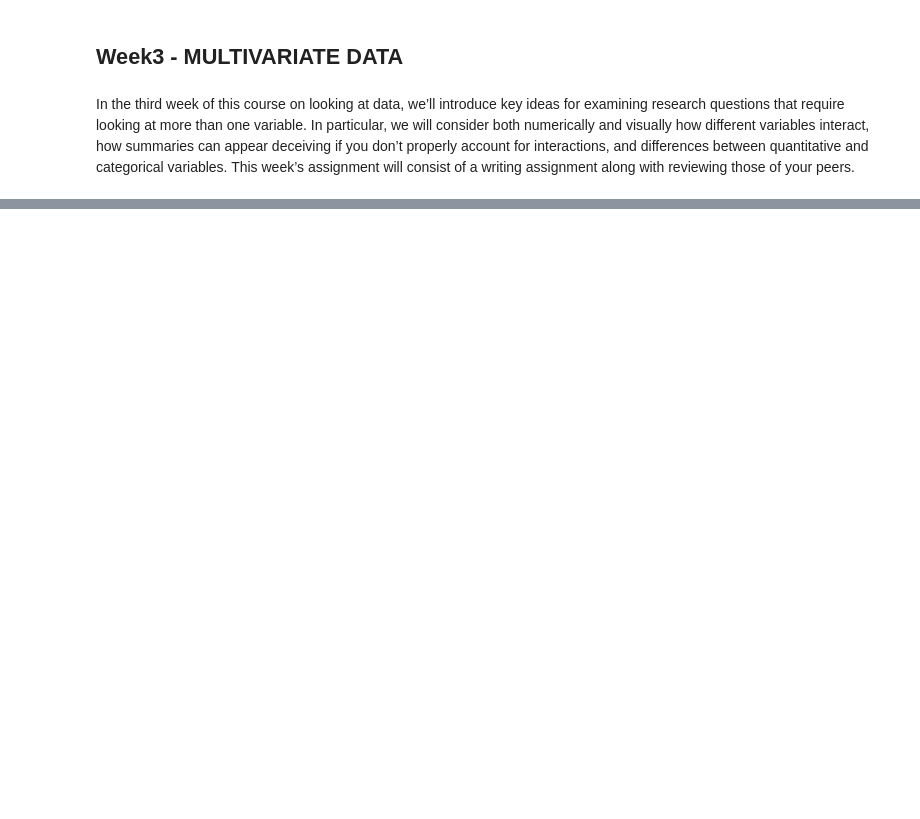
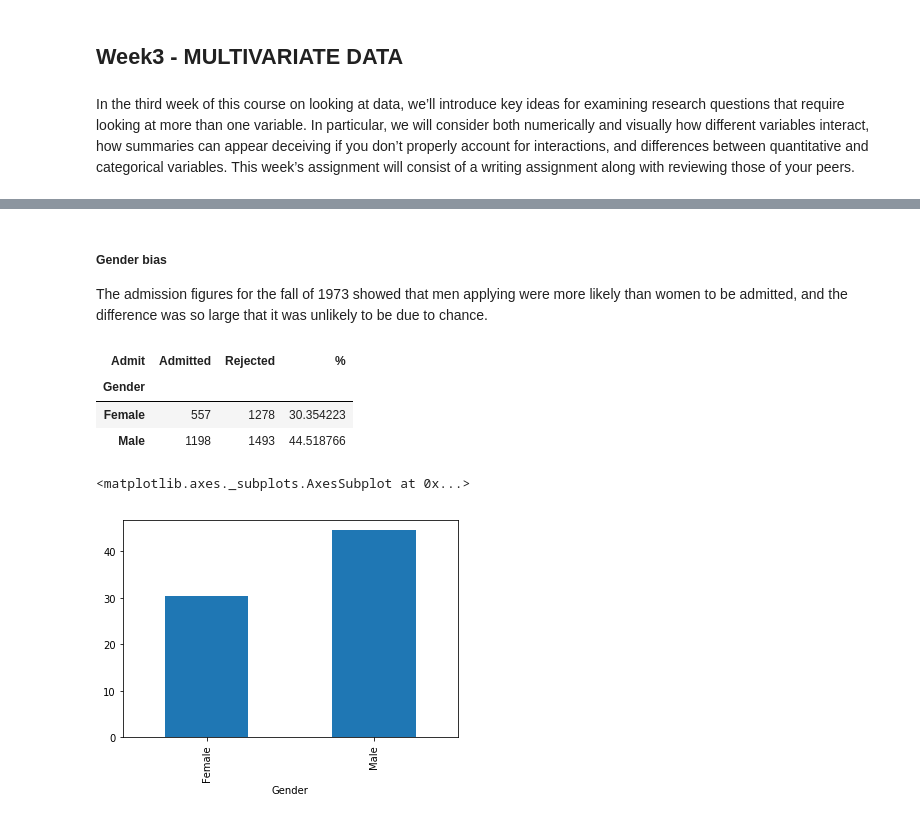
Before and after one commit to xie186/Courseara_StatisticsWithPython, a Jupyter notebook: StatisticsWithPython_CourseraCourse.ipynb, the cells around one changed output, grey strips where cells are left out. Drawn from its saved outputs; the diff is of its cells as text; code cells hidden in the pictures; blank space fills up the shorter version.

```diff
--- a/StatisticsWithPython_CourseraCourse.ipynb
+++ b/StatisticsWithPython_CourseraCourse.ipynb
@@ -20,0 +48,5 @@ In the third week of this course on looking at data, we’ll introduce key ideas
+# %%
+import pandas as pd
+file = 'https://raw.githubusercontent.com/xie186/Courseara_StatisticsWithPython/master/data/UCBGradAdmData1973.csv'
+df = pd.DataFrame(pd.read_csv(file))
+df
@@ -20,0 +71,21 @@ In the third week of this course on looking at data, we’ll introduce key ideas
+# %% [markdown]
+##### Gender bias
+
+The admission figures for the fall of 1973 showed that men applying were more likely than women to be admitted, and the difference was so large that it was unlikely to be due to chance.
+# %%
+import numpy as sum
+df_sum = pd.pivot_table(df, values="Freq", index=["Gender"],
+                          columns=["Admit"], aggfunc=np.sum)
+
+df_sum["%"] = 100*df_sum["Admitted"] / (df_sum["Admitted"] + df_sum["Rejected"])
+df_sum
+# %% [output]
+| Admit | Admitted | Rejected | % |
+| Gender |  |  |  |
+| Female | 557 | 1278 | 30.354223 |
+| Male | 1198 | 1493 | 44.518766 |
+# %%
+df_sum["%"].plot(kind="bar", y="%")
+# %% [output]
+<matplotlib.axes._subplots.AxesSubplot at 0x...>
+[figure, added]
```
Also changed, not shown: parts of 13 cells of this notebook.
